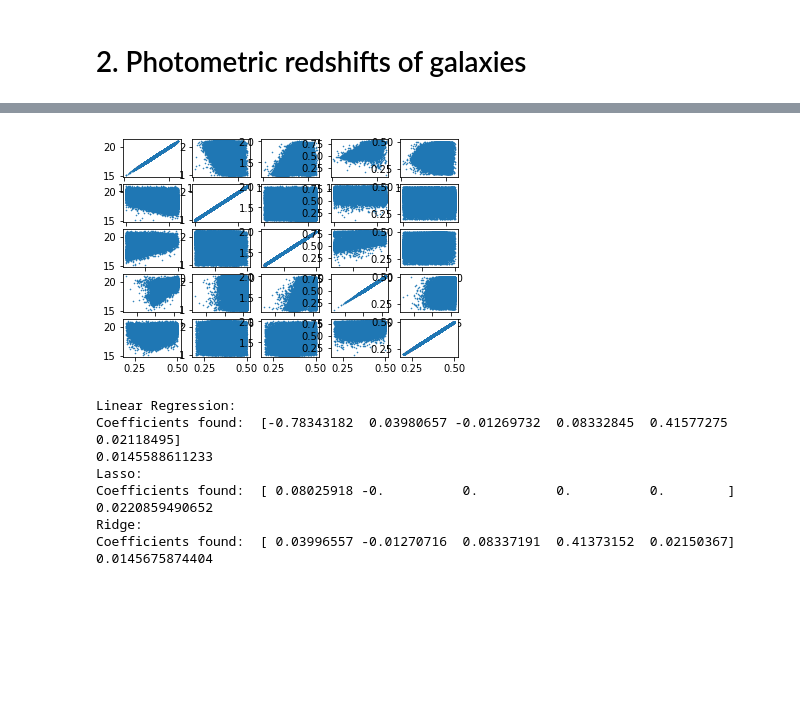
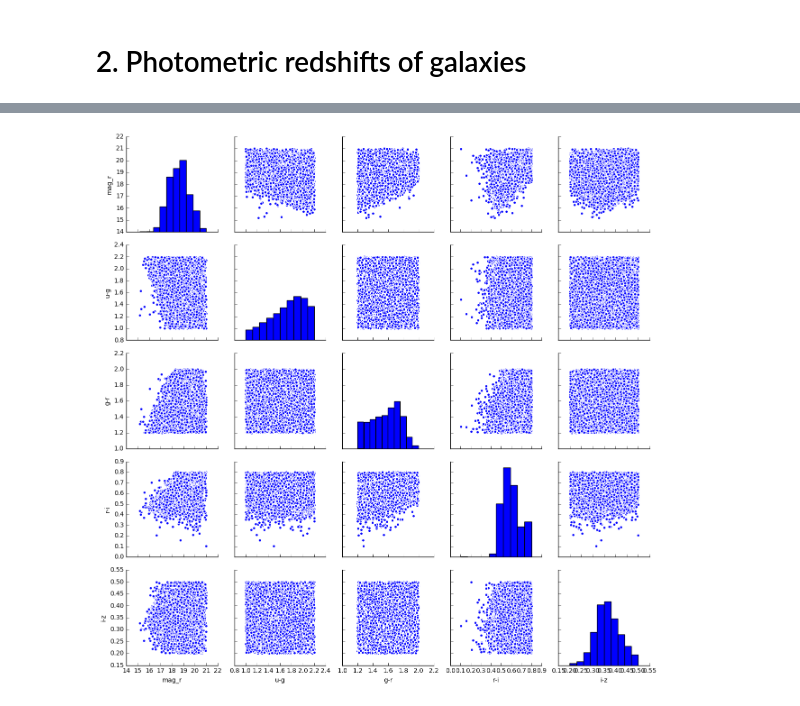
Before and after one commit to EStoop/Final-Project-DBDM, a Jupyter notebook: Final2.ipynb, the cells around one changed output, grey strips where cells are left out. Saved outputs shown, nothing was run; the diff lists cells and outputs as text; code cells hidden in the pictures; blank space fills up the shorter version.

```diff
--- a/Final2.ipynb
+++ b/Final2.ipynb
@@ -15,5 +16,6 @@ SyntaxError: invalid syntax (<ipython-input-61-6407ea34d703>, line 5)
 # %%
 # Read the document
 
-root = "/home/esmee/Documents/DBDM/DDM2017-master/FinalProject/"
+#root = "/home/esmee/Documents/DBDM/DDM2017-master/FinalProject/"
+root = "/disks/strw9/stoop/DBDM/DDM2017-master/FinalProject/Final-Project-DBDM/"
 tableA = parse_single_table(root + "PhotoZFileA.vot")
@@ -20,11 +24,13 @@ tableA = parse_single_table(root + "PhotoZFileA.vot")
 # %%
 colnames = ['mag_r', 'u-g', 'g-r', 'r-i', 'i-z']
-
-fig, ax = plt.subplots(5,5)
+'''
+fig, ax = plt.subplots(6,6,figsize=(12, 8))
 
 for i, c1 in enumerate(colnames):
     for j,c2 in enumerate(colnames):
-        ax[i,j].scatter(tableA.array[c1], tableA.array[c2], s=0.3)
+        ax[i,j].scatter(tableA.array[c1], tableA.array[c2], s=0.3, c='blue')'''
+
+g = sns.pairplot(pd.DataFrame(Xa, columns=colnames))
 # %% [output]
-[figure, old version]
+[figure, new version]
 # %%
@@ -53,15 +57,0 @@ def E(y_pred, y):
-# %%
-# Predict and find the discrepancy
-print "Linear Regression: \n", E(predict(Xa,ya, 'Linear')[1], ya)
-print "Lasso: \n", E(predict(Xa,ya, 'Lasso')[1], ya)
-print "Ridge: \n", E(predict(Xa,ya, 'Ridge')[1], ya)
-# %% [output]
-Linear Regression:
-Coefficients found:  [-0.78343182  0.03980657 -0.01269732  0.08332845  0.41577275  0.02118495]
-0.0145588611233
-Lasso:
-Coefficients found:  [ 0.08025918 -0.          0.          0.          0.        ]
-0.0220859490652
-Ridge:
-Coefficients found:  [ 0.03996557 -0.01270716  0.08337191  0.41373152  0.02150367]
-0.0145675874404
```
Also changed, not shown: parts of 10 cells of this notebook.
